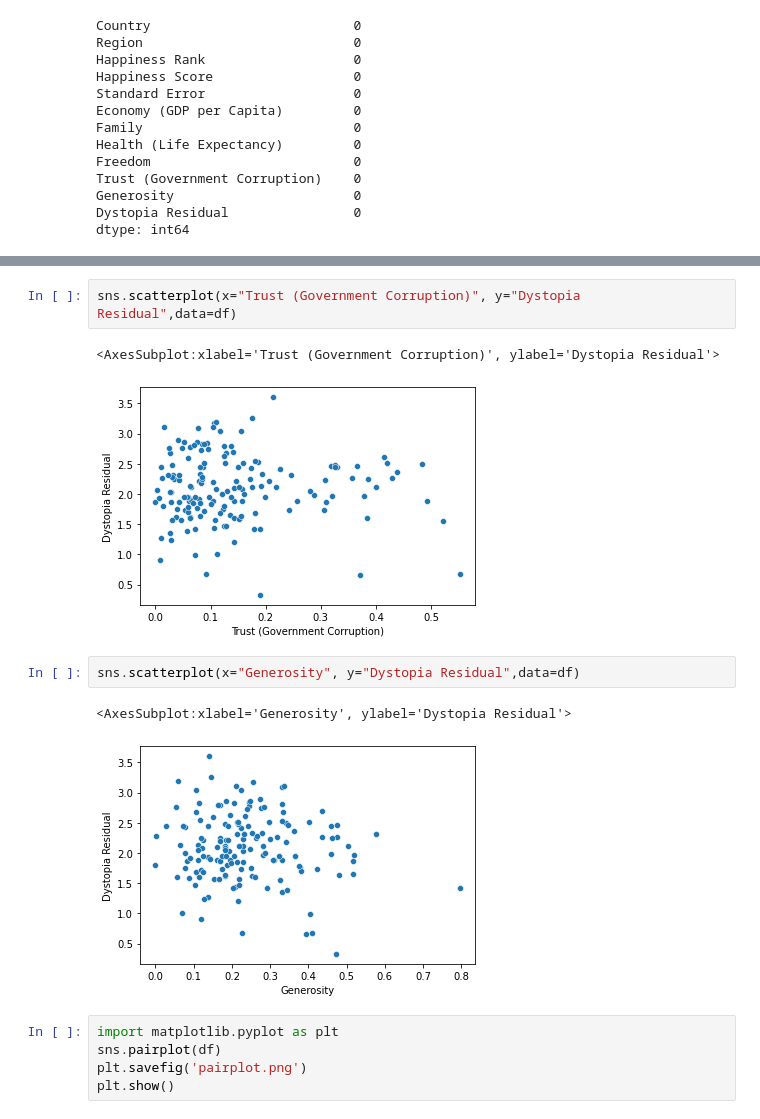
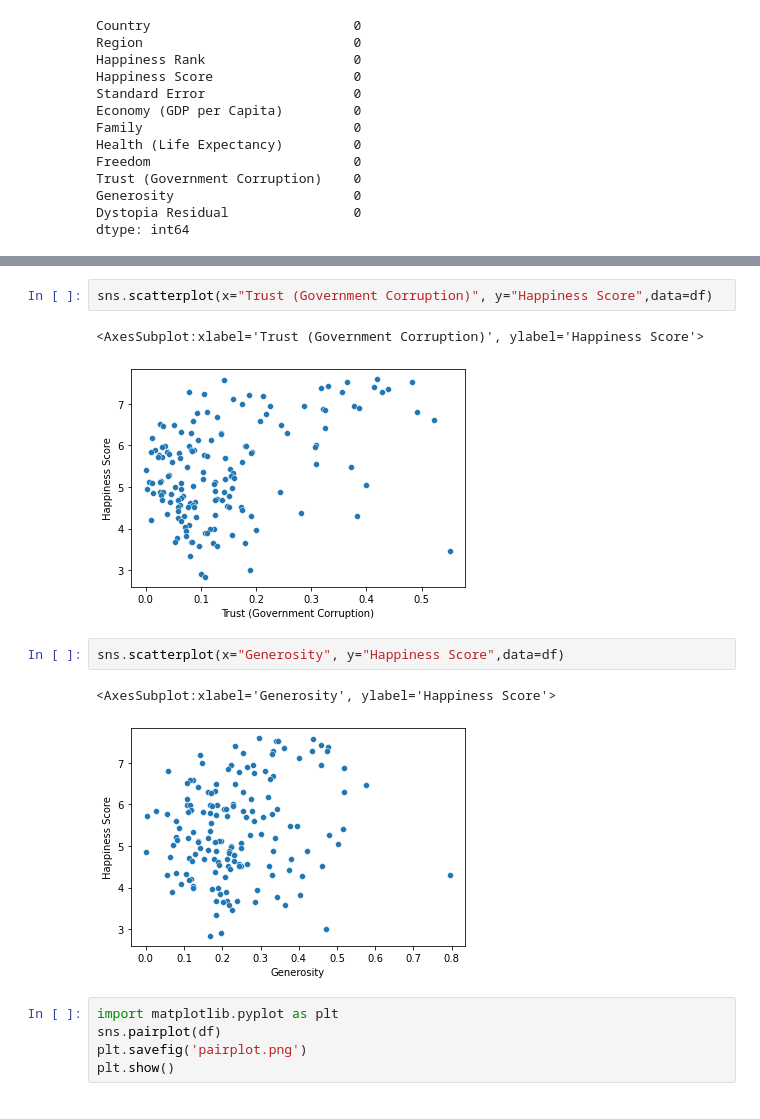
Before and after one commit to GaraHimabindu/datatrained, a Jupyter notebook: world happiness project.ipynb, the cells around one changed output, grey strips where cells are left out. Cells and saved outputs as stored; diff of their text form.

```diff
--- a/world happiness project.ipynb
+++ b/world happiness project.ipynb
@@ -167,13 +167,13 @@ sns.scatterplot(x="Freedom", y="Dystopia Residual",data=df)
 # %%
-sns.scatterplot(x="Trust (Government Corruption)", y="Dystopia Residual",data=df)
+sns.scatterplot(x="Trust (Government Corruption)", y="Happiness Score",data=df)
 # %% [output]
-<AxesSubplot:xlabel='Trust (Government Corruption)', ylabel='Dystopia Residual'>
+<AxesSubplot:xlabel='Trust (Government Corruption)', ylabel='Happiness Score'>
-[figure, old version]
+[figure, new version]
 # %%
-sns.scatterplot(x="Generosity", y="Dystopia Residual",data=df)
+sns.scatterplot(x="Generosity", y="Happiness Score",data=df)
 # %% [output]
-<AxesSubplot:xlabel='Generosity', ylabel='Dystopia Residual'>
+<AxesSubplot:xlabel='Generosity', ylabel='Happiness Score'>
-[figure, old version]
+[figure, new version]
 # %%
 import matplotlib.pyplot as plt
 sns.pairplot(df)
```
Also changed, not shown: parts of 13 cells of this notebook.
